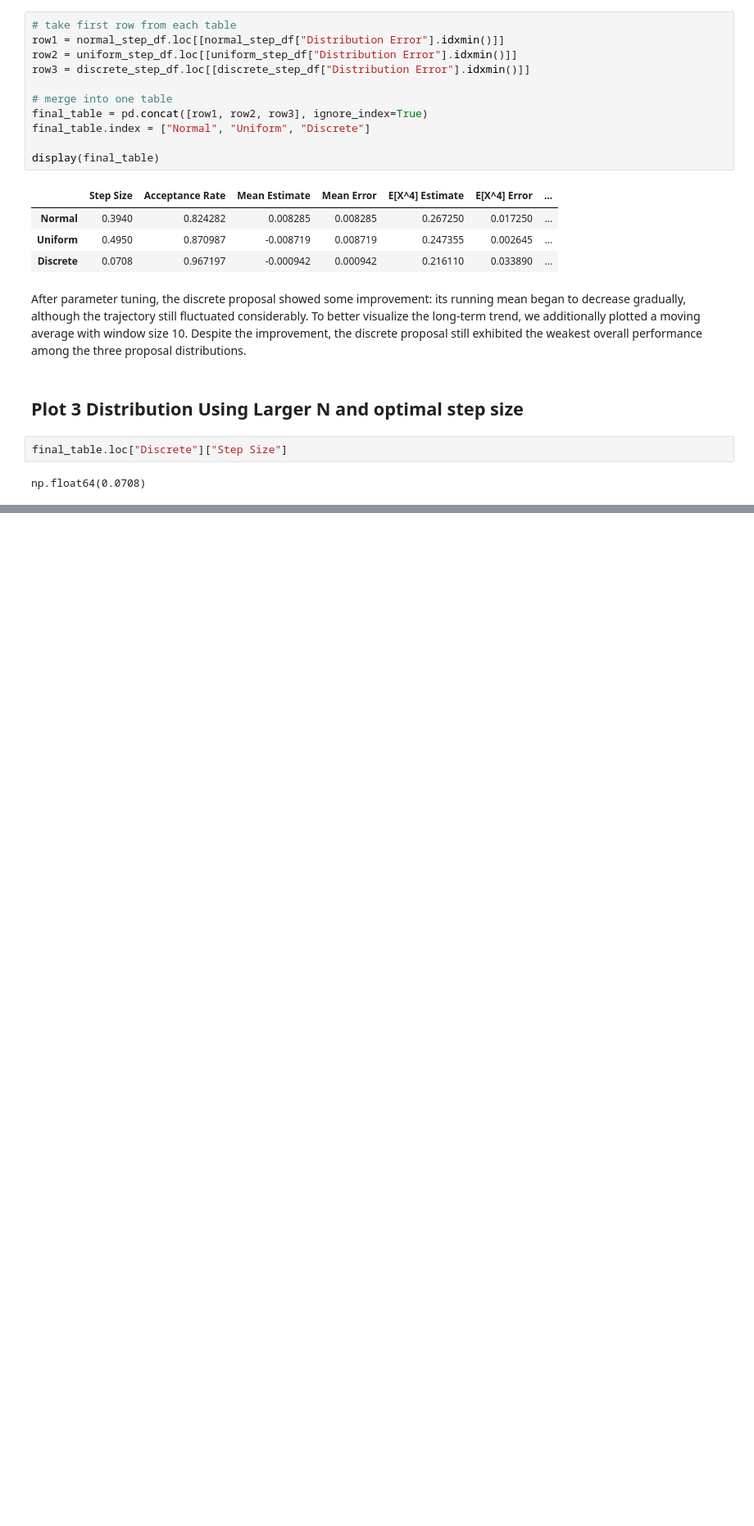
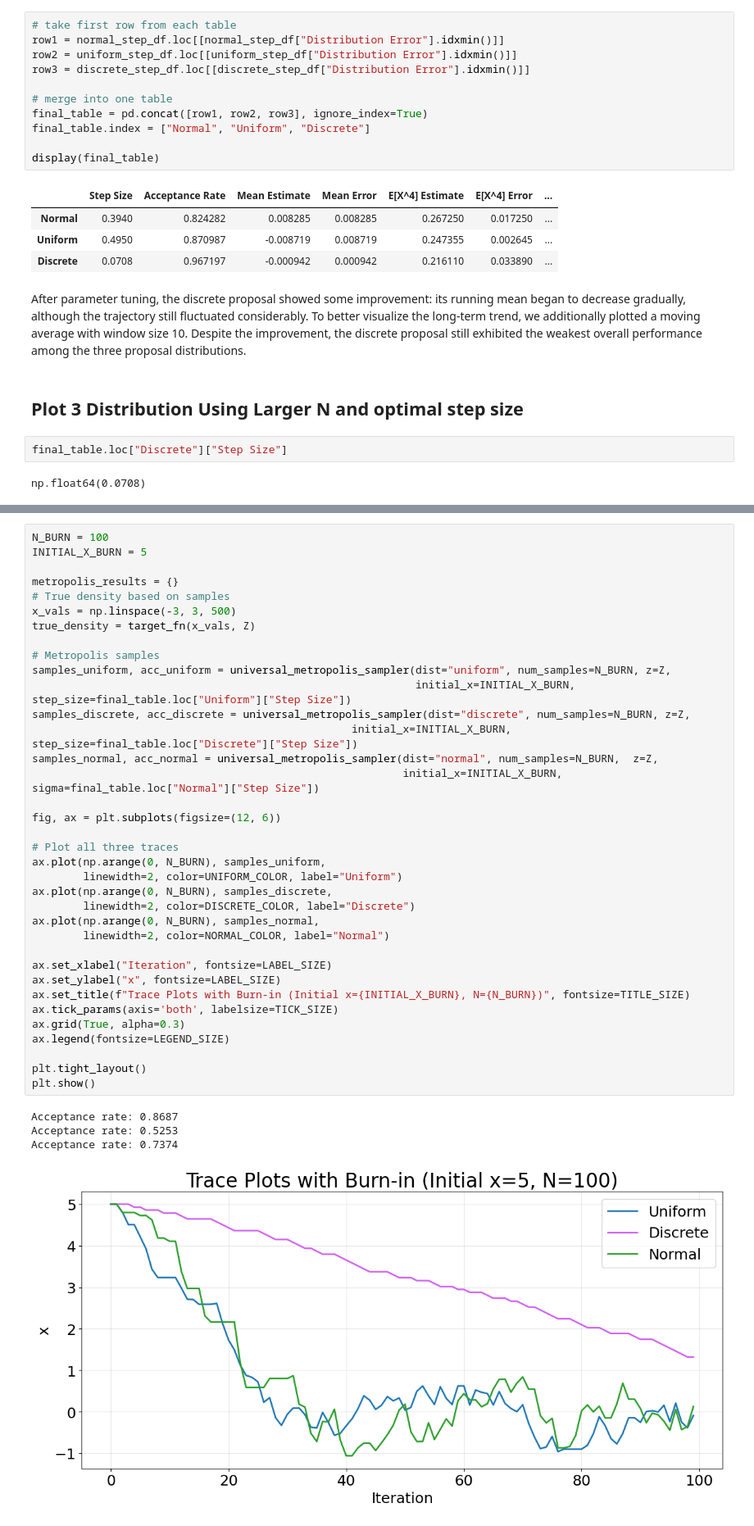
Before and after one commit to wakeupat4am/MATH4010--Advanced-Prob-Stat----Final-Project, a Jupyter notebook: Problem & Visualization/Problem 2/Problem_2.ipynb, the cells around one changed output, grey strips where cells are left out. Shown at 82% size. Saved outputs shown, nothing was run; the diff lists cells and outputs as text; blank space fills up the shorter version.

```diff
--- a/Problem & Visualization/Problem 2/Problem_2.ipynb
+++ b/Problem & Visualization/Problem 2/Problem_2.ipynb
@@ -1745,0 +1694,41 @@ Acceptance rate: 0.8195
+# %%
+N_BURN = 100
+INITIAL_X_BURN = 5
+
+metropolis_results = {}
+# True density based on samples
+x_vals = np.linspace(-3, 3, 500)
+true_density = target_fn(x_vals, Z)
+
+# Metropolis samples
+samples_uniform, acc_uniform = universal_metropolis_sampler(dist="uniform", num_samples=N_BURN, z=Z,
+                                                            initial_x=INITIAL_X_BURN, step_size=final_table.loc["Uniform"]["Step Size"])
+samples_discrete, acc_discrete = universal_metropolis_sampler(dist="discrete", num_samples=N_BURN, z=Z,
+                                                  initial_x=INITIAL_X_BURN, step_size=final_table.loc["Discrete"]["Step Size"])
+samples_normal, acc_normal = universal_metropolis_sampler(dist="normal", num_samples=N_BURN,  z=Z,
+                                                          initial_x=INITIAL_X_BURN, sigma=final_table.loc["Normal"]["Step Size"])
+
+fig, ax = plt.subplots(figsize=(12, 6))
+
+# Plot all three traces
+ax.plot(np.arange(0, N_BURN), samples_uniform,
+        linewidth=2, color=UNIFORM_COLOR, label="Uniform")
+ax.plot(np.arange(0, N_BURN), samples_discrete,
+        linewidth=2, color=DISCRETE_COLOR, label="Discrete")
+ax.plot(np.arange(0, N_BURN), samples_normal,
+        linewidth=2, color=NORMAL_COLOR, label="Normal")
+
+ax.set_xlabel("Iteration", fontsize=LABEL_SIZE)
+ax.set_ylabel("x", fontsize=LABEL_SIZE)
+ax.set_title(f"Trace Plots with Burn-in (Initial x={INITIAL_X_BURN}, N={N_BURN})", fontsize=TITLE_SIZE)
+ax.tick_params(axis='both', labelsize=TICK_SIZE)
+ax.grid(True, alpha=0.3)
+ax.legend(fontsize=LEGEND_SIZE)
+
+plt.tight_layout()
+plt.show()
+# %% [output]
+Acceptance rate: 0.8687
+Acceptance rate: 0.5253
+Acceptance rate: 0.7374
+[figure, added]
```
Also changed, not shown: parts of 6 cells of this notebook, 19 other files.
